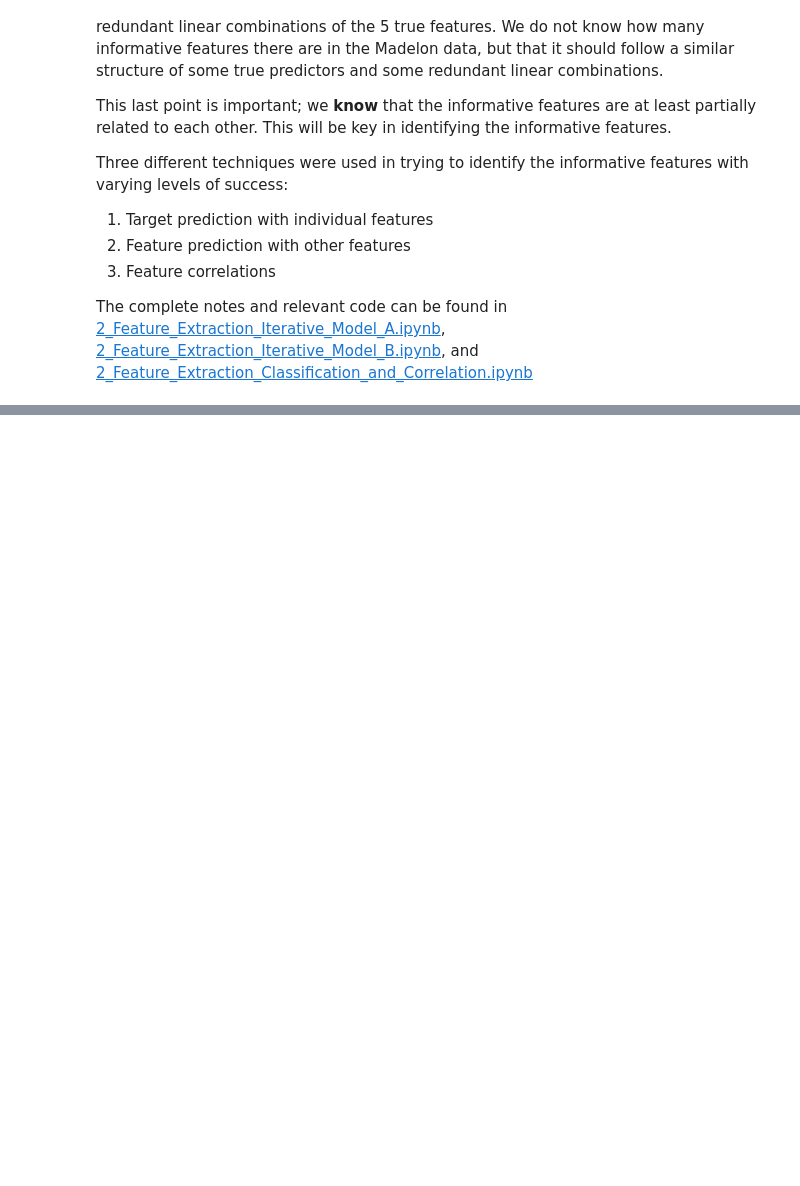
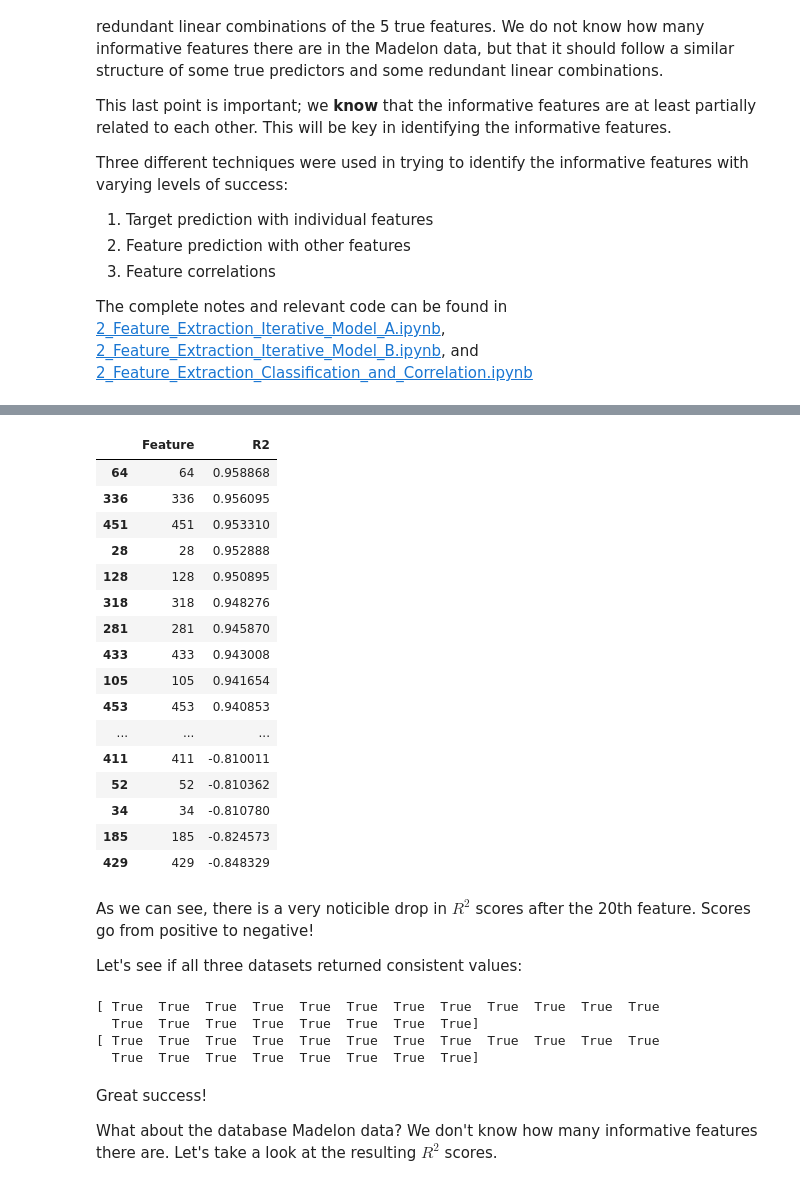
Before and after one commit to djkjohnston/Feature_Selection_Classification_GA_DSI_Proj3, a Jupyter notebook: Madelon Report.ipynb, the cells around one changed output, grey strips where cells are left out. Drawn from its saved outputs; the diff is of its cells as text; code cells hidden in the pictures; blank space fills up the shorter version.

```diff
--- a/Madelon Report.ipynb
+++ b/Madelon Report.ipynb
@@ -296,0 +407,48 @@ The complete notes and relevant code can be found in [2_Feature_Extraction_Itera
+# %%
+feature_results_uci_1 = pd.read_pickle("feature_results_uci_1.pickle")
+feature_results_uci_2 = pd.read_pickle("feature_results_uci_2.pickle")
+feature_results_uci_3 = pd.read_pickle("feature_results_uci_3.pickle")
+
+uci_1_related_features = feature_results_uci_1.sort_values('R2', ascending = False).head(20).index
+uci_2_related_features = feature_results_uci_2.sort_values('R2', ascending = False).head(20).index
+uci_3_related_features = feature_results_uci_3.sort_values('R2', ascending = False).head(20).index
+
+uci_1_related_features = np.array(uci_1_related_features.sort_values())
+uci_2_related_features = np.array(uci_2_related_features.sort_values())
+uci_3_related_features = np.array(uci_3_related_features.sort_values())
+# %%
+feature_results_uci_1.sort_values('R2', ascending = False).head(25)
+# %% [output]
+|  | Feature | R2 |
+| 64 | 64 | 0.958868 |
+| 336 | 336 | 0.956095 |
+| 451 | 451 | 0.953310 |
+| 28 | 28 | 0.952888 |
+| 128 | 128 | 0.950895 |
+| 318 | 318 | 0.948276 |
+| 281 | 281 | 0.945870 |
+| 433 | 433 | 0.943008 |
+| 105 | 105 | 0.941654 |
+| 453 | 453 | 0.940853 |
+| ... | ... | ... |
+| 411 | 411 | -0.810011 |
+| 52 | 52 | -0.810362 |
+| 34 | 34 | -0.810780 |
+| 185 | 185 | -0.824573 |
+| 429 | 429 | -0.848329 |
+# %% [markdown]
+As we can see, there is a very noticible drop in $R^{2}$ scores after the 20th feature. Scores go from positive to negative!
+
+Let's see if all three datasets returned consistent values:
+# %%
+print(uci_1_related_features == uci_2_related_features)
+print(uci_1_related_features == uci_3_related_features)
+# %% [output]
+[ True  True  True  True  True  True  True  True  True  True  True  True
+  True  True  True  True  True  True  True  True]
+[ True  True  True  True  True  True  True  True  True  True  True  True
+  True  True  True  True  True  True  True  True]
+# %% [markdown]
+Great success!
+
+What about the database Madelon data? We don't know how many informative features there are. Let's take a look at the resulting $R^{2}$ scores.
```
Also changed, not shown: parts of 30 cells of this notebook.
